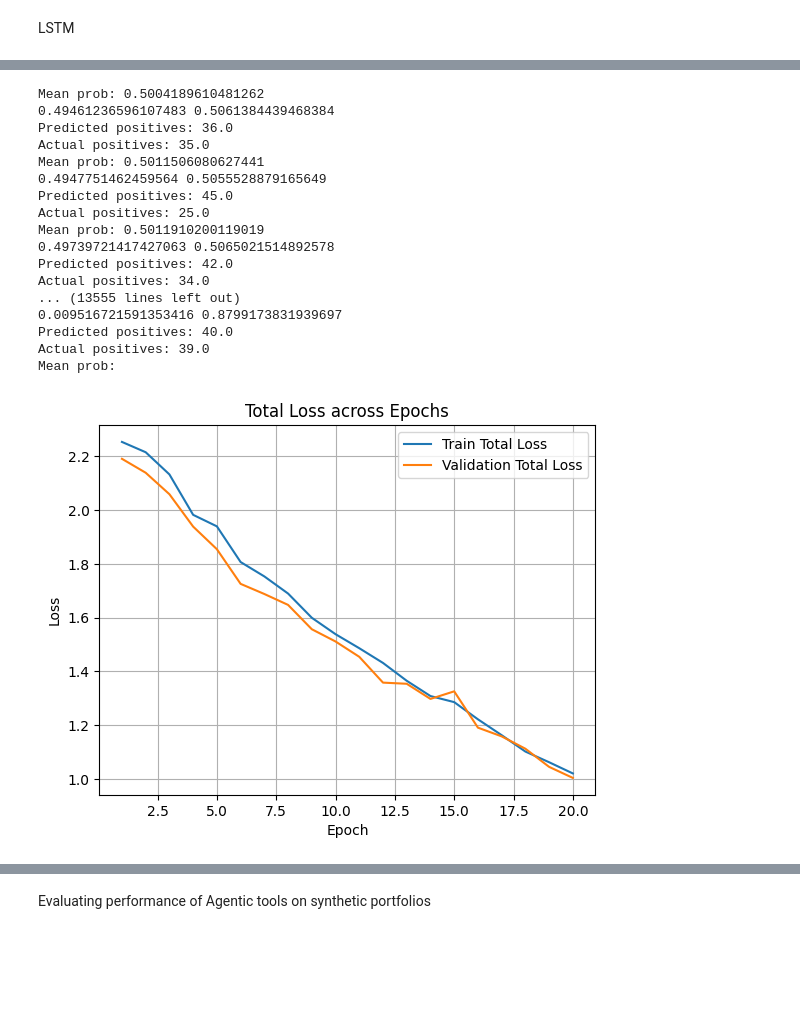
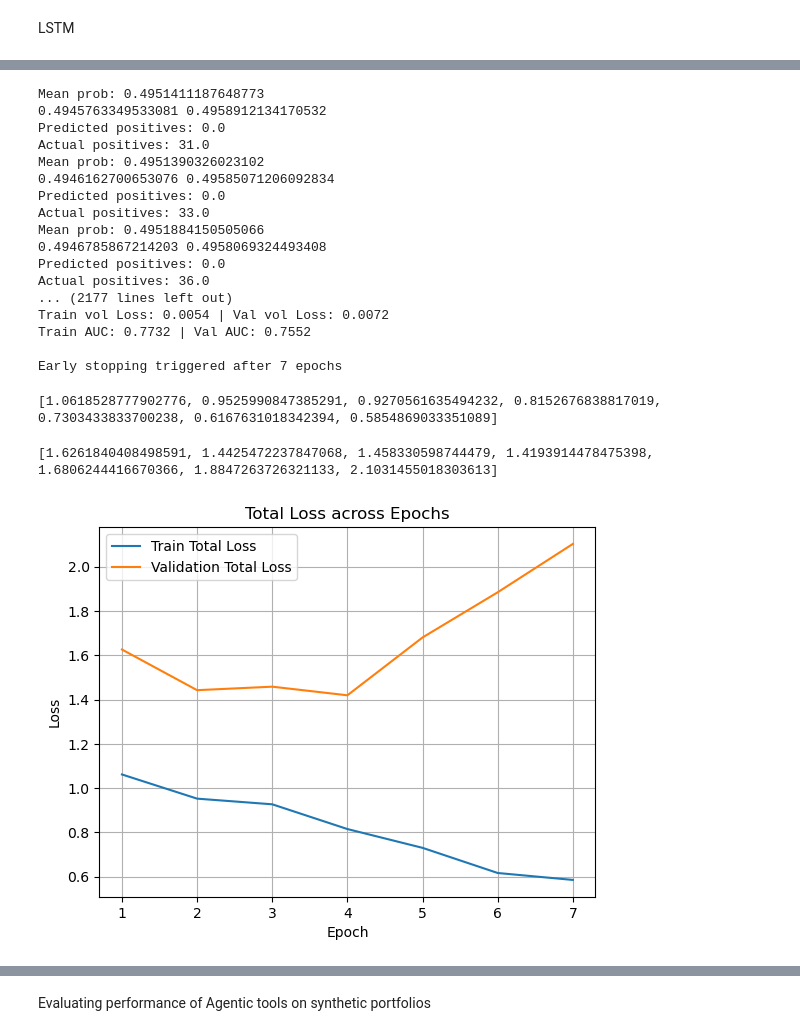
Before and after one commit to am3lia-low/dsa4265-group-5-Portfolio-Risk-Analyst-Chatbot, a Jupyter notebook: agent_tools/ml_risk_tools/LSTM.ipynb, the cells around one changed output, grey strips where cells are left out. Drawn from its saved outputs; the diff is of its cells as text; code cells hidden in the pictures; blank space fills up the shorter version.

```diff
--- a/agent_tools/ml_risk_tools/LSTM.ipynb
+++ b/agent_tools/ml_risk_tools/LSTM.ipynb
@@ -437,41 +476,49 @@ def train(model, train_loader, val_loader, epochs, optimizer, mse_loss, bce_loss
     return trained_epochs, best_model_state
 # %%
 EPOCHS = 20
-train(model, train_loader, val_loader, EPOCHS, optimizer, mse_loss, bce_loss)
+trained_epochs, best_model_state = train(model, train_loader, val_loader, EPOCHS, optimizer, mse_loss, bce_loss)
 
 # Save the model state_dict
-torch.save(model.state_dict(), 'model_weights.pth')
+torch.save(best_model_state, 'model_weights.pth')
 # %% [output]
-Mean prob: 0.5004189610481262
-0.49461236596107483 0.5061384439468384
-Predicted positives: 36.0
-Actual positives: 35.0
-Mean prob: 0.5011506080627441
-0.4947751462459564 0.5055528879165649
-Predicted positives: 45.0
-Actual positives: 25.0
-Mean prob: 0.5011910200119019
-0.49739721417427063 0.5065021514892578
-Predicted positives: 42.0
-Actual positives: 34.0
-... (13555 lines left out)
-0.009516721591353416 0.8799173831939697
-Predicted positives: 40.0
-Actual positives: 39.0
-Mean prob:
+Mean prob: 0.4951411187648773
+0.4945763349533081 0.4958912134170532
+Predicted positives: 0.0
+Actual positives: 31.0
+Mean prob: 0.4951390326023102
+0.4946162700653076 0.49585071206092834
+Predicted positives: 0.0
+Actual positives: 33.0
+Mean prob: 0.4951884150505066
+0.4946785867214203 0.4958069324493408
+Predicted positives: 0.0
+Actual positives: 36.0
+... (2177 lines left out)
+Train vol Loss: 0.0054 | Val vol Loss: 0.0072
+Train AUC: 0.7732 | Val AUC: 0.7552
+
+Early stopping triggered after 7 epochs
+# %%
+print(train_loss)
+# %% [output]
+[1.0618528777902776, 0.9525990847385291, 0.9270561635494232, 0.8152676838817019, 0.7303433833700238, 0.6167631018342394, 0.5854869033351089]
+# %%
+print(val_loss)
+# %% [output]
+[1.6261840408498591, 1.4425472237847068, 1.458330598744479, 1.4193914478475398, 1.6806244416670366, 1.8847263726321133, 2.1031455018303613]
 # %%
 # Plot loss over epochs
 plt.figure()
-plt.plot(range(1, EPOCHS+1), train_loss, label='Train Total Loss')
-plt.plot(range(1, EPOCHS+1), val_loss, label='Validation Total Loss')
+plt.plot(range(1, len(train_loss)+1), train_loss, label='Train Total Loss')
+plt.plot(range(1, len(val_loss)+1), val_loss, label='Validation Total Loss')
 plt.title('Total Loss across Epochs')
 plt.xlabel('Epoch')
 plt.ylabel('Loss')
 plt.grid(True)
 plt.legend()
 plt.show()
 # %% [output]
-[figure, old version]
+[figure, new version]
 # %%
 # Plot volatility MSE over epochs
 plt.figure()
```
Also changed, not shown: parts of 50 cells of this notebook, 1 other file.
